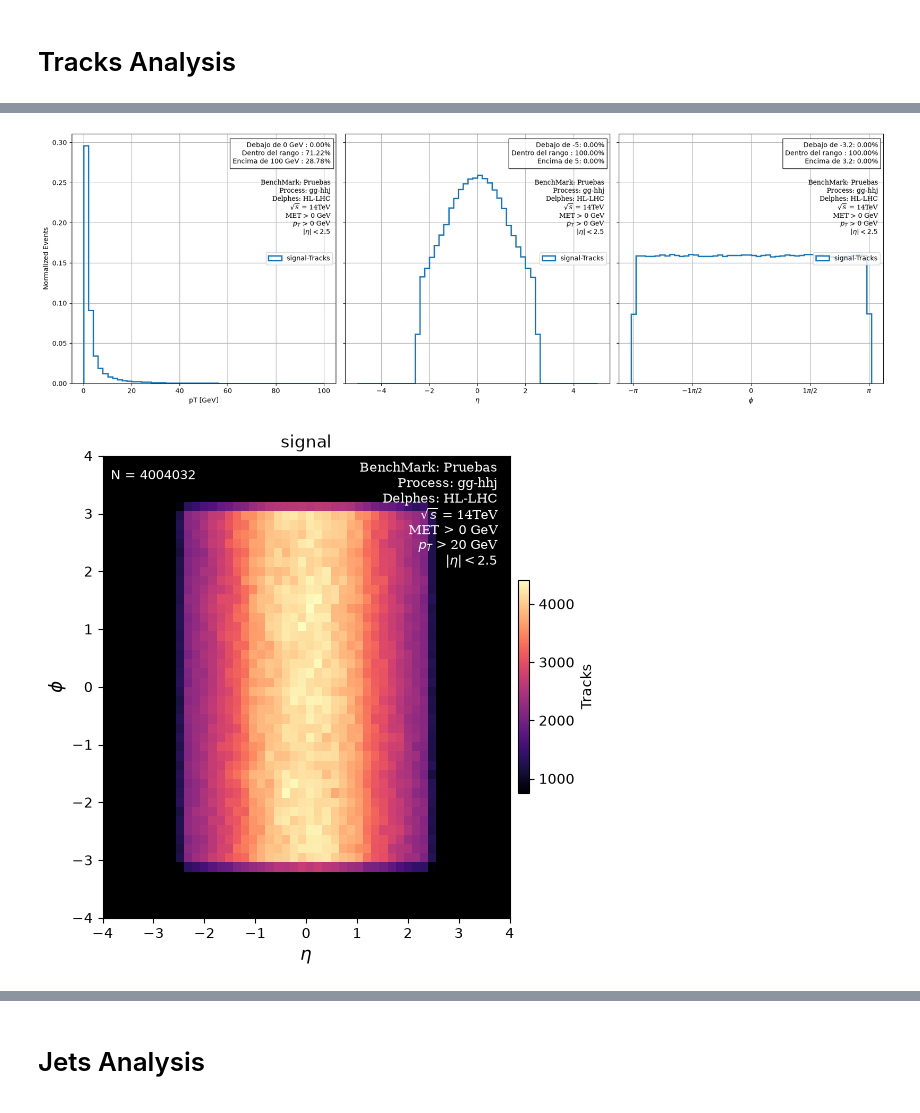
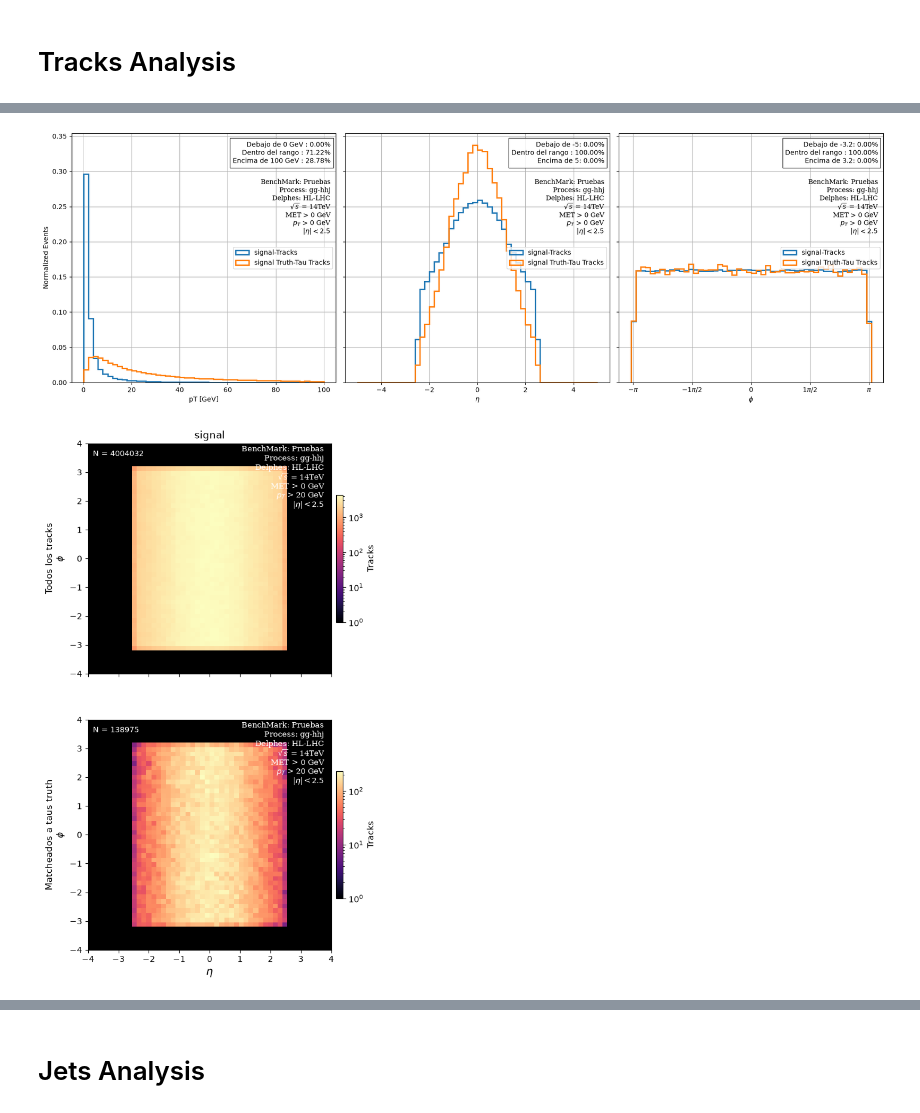
Before and after one commit to Genarobarco/diHiggs-Project, a Jupyter notebook: RecAnalysis/Rec_Onlyfile.ipynb, the cells around one changed output, grey strips where cells are left out. Cells and saved outputs as stored; diff of their text form; code cells hidden in the pictures.

Commit message:
Analisis de Matching de TruthTaus tracks

```diff
--- a/RecAnalysis/Rec_Onlyfile.ipynb
+++ b/RecAnalysis/Rec_Onlyfile.ipynb
@@ -294,13 +296,13 @@ os.makedirs(selected_data_folder_path_tracks, exist_ok=True)
 
 
 def build_objects(data, MET_LowerBond, Pre_PT_jet, Pre_eta_jet, Pre_PT_track, Pre_eta_track):
-    jets, tracks = {}, {}
+    jets, tracks, gen = {}, {}, {}
     for key, d in data.items():
-        jets[key], tracks[key] = Selected_data(d, MET_LowerBond, Pre_PT_jet, Pre_eta_jet,
-                                               Pre_PT_track, Pre_eta_track)
-    return jets, tracks
+        jets[key], tracks[key], gen[key] = Selected_data(d, MET_LowerBond, Pre_PT_jet, Pre_eta_jet,
+                                                          Pre_PT_track, Pre_eta_track)
+    return jets, tracks, gen
 
-jets, tracks = build_objects(all_data, MET_LowerBond, Pre_PT_jet, Pre_eta_jet,
+jets, tracks, gen = build_objects(all_data, MET_LowerBond, Pre_PT_jet, Pre_eta_jet,
                              Pre_PT_track, Pre_eta_track)
 # %% [markdown]
 # Tracks Analysis
@@ -308,6 +371,11 @@ jets, tracks = build_objects(all_data, MET_LowerBond, Pre_PT_jet, Pre_eta_jet,
 pt_data = {key: ak.to_numpy(ak.flatten(tracks[key].pt)) for key in tracks}
 eta_data = {key: ak.to_numpy(ak.flatten(tracks[key].eta)) for key in tracks}
 phi_data = {key: ak.to_numpy(ak.flatten(tracks[key].phi)) for key in tracks}
+
+
+pt_data_taus = {key: ak.to_numpy(ak.flatten(Tracks_truthTaus[key]["tracks_taus"].pt)) for key in Tracks_truthTaus}
+eta_data_taus = {key: ak.to_numpy(ak.flatten(Tracks_truthTaus[key]["tracks_taus"].eta)) for key in Tracks_truthTaus}
+phi_data_taus = {key: ak.to_numpy(ak.flatten(Tracks_truthTaus[key]["tracks_taus"].phi)) for key in Tracks_truthTaus}
 
 lim_inf_pt, lim_sup_pt, p_debajo_pt, p_dentro_pt, p_encima_pt = calculo_rangos(0, 100, list(MET_data.values()))
 lim_inf_eta, lim_sup_eta, p_debajo_eta, p_dentro_eta, p_encima_eta = calculo_rangos(-5,5, list(eta_data.values()))
@@ -322,15 +390,17 @@ kw = dict(bins=50, density=True, histtype="step", linewidth=2)
 
 fig, axes = plt.subplots(1, 3, figsize=(18,6), sharey=True)
 
-
 for i, (key, pt) in enumerate(pt_data.items()):
         axes[0].hist(pt, range=(lim_inf_pt, lim_sup_pt), **kw, label=f"{key}-Tracks")
+        axes[0].hist(pt_data_taus[key], range=(lim_inf_pt, lim_sup_pt), **kw, label=f"{key} Truth-Tau Tracks")
 
 for j, (key, eta) in enumerate(eta_data.items()):
         axes[1].hist(eta, range=(lim_inf_eta, lim_sup_eta), **kw, label=f"{key}-Tracks")
+        axes[1].hist(eta_data_taus[key], range=(lim_inf_eta, lim_sup_eta), **kw, label=f"{key} Truth-Tau Tracks")
 
 for k, (key, phi) in enumerate(phi_data.items()):
         axes[2].hist(phi, range=(lim_inf_phi, lim_sup_phi), **kw, label=f"{key}-Tracks")
+        axes[2].hist(phi_data_taus[key], range=(lim_inf_phi, lim_sup_phi), **kw, label=f"{key} Truth-Tau Tracks")
 
 axes[0].text(0.98, 0.97,texto_pt,transform=axes[0].transAxes,ha="right",va="top",bbox=dict(facecolor="white", alpha=0.85))
 axes[0].set_ylabel("Normalized Events")
@@ -357,35 +427,51 @@ plt.tight_layout()
 plt.savefig(f"{selected_data_folder_path_tracks}/Tracks_distributions.png", dpi=300)
 plt.show()
 # %% [output]
-[figure, old version]
+[figure, new version]
 # %%
+from matplotlib.colors import LogNorm
+
 list_keys = list(rutas.keys())
 rango = [[-4, 4], [-4, 4]]
 
-fig, axes = plt.subplots(1, len(list_keys), figsize=(5.5*len(list_keys), 6),
+filas = [("Todos los tracks", eta_data,      phi_data),
+         ("Matcheados a taus truth", eta_data_taus, phi_data_taus)]
+
+fig, axes = plt.subplots(2, len(list_keys),
+                         figsize=(5.5*len(list_keys), 11),
                          sharex=True, sharey=True, squeeze=False)
-axes = axes[0]
 
-for ax, key in zip(axes, list_keys):
-    x, y = eta_data[key], phi_data[key]
-    h = ax.hist2d(x, y, bins=50, range=rango, cmap="magma", cmin=1)
+for r, (titulo_fila, eta_d, phi_d) in enumerate(filas):
+    # norma comun a la fila: mismo color = mismo numero de tracks
+    vmax = max(np.histogram2d(eta_d[k], phi_d[k], bins=50, range=rango)[0].max()
+               for k in list_keys)
+    norm = LogNorm(vmin=1, vmax=max(vmax, 2))
 
-    ax.set_facecolor("black")
-    ax.set_title(key, fontsize=12)
-    ax.set_xlabel(r"$\eta$", fontsize=13)
-    ax.text(0.02, 0.97, f"N = {len(x)}", transform=ax.transAxes,
-            ha="left", va="top", fontsize=9, color="white")
-    ax.text(0.97, 0.99, Data_text_ID_jets, transform=ax.transAxes,
-            ha="right", va="top", fontsize=9, family="DejaVu Serif", color="white")
+    for c, key in enumerate(list_keys):
+        ax = axes[r, c]
+        x, y = eta_d[key], phi_d[key]
+        h = ax.hist2d(x, y, bins=50, range=rango, cmap="magma", norm=norm, cmin=1)
 
-axes[0].set_ylabel(r"$\phi$", fontsize=13)
+        ax.set_facecolor("black")
+        ax.grid(False)
+        if r == 0:
+            ax.set_title(key, fontsize=12)
+        if r == len(filas) - 1:
+            ax.set_xlabel(r"$\eta$", fontsize=13)
+        ax.text(0.02, 0.97, f"N = {len(x)}", transform=ax.transAxes,
+                ha="left", va="top", fontsize=9, color="white")
 
-fig.colorbar(h[3], ax=axes, label="Tracks", fraction=0.025, pad=0.02)
+        ax.text(0.97, 0.995, Data_text_ID_jets, ha="right", va="top",
+         fontsize=9, family="DejaVu Serif", transform=ax.transAxes, color="white")
 
-plt.savefig(f"{selected_data_folder_path_jets}/2D-eta_phi_por_muestra.png", dpi=300)
+    axes[r, 0].set_ylabel(f"{titulo_fila}\n" + r"$\phi$", fontsize=11)
+    fig.colorbar(h[3], ax=axes[r, :].tolist(), label="Tracks",
+                 fraction=0.025, pad=0.02)
+
+plt.savefig(f"{selected_data_folder_path_jets}/2D-eta_phi_todos_vs_matched.png", dpi=300)
 plt.show()
 # %% [output]
-[figure, old version]
+[figure, new version]
 # %%
 d0_data = {key: ak.to_numpy(ak.flatten(tracks[key].d0)) for key in tracks}
 dz_data = {key: ak.to_numpy(ak.flatten(tracks[key].dz)) for key in tracks}
```
Also changed, not shown: parts of 5 cells of this notebook, 16 other files.
